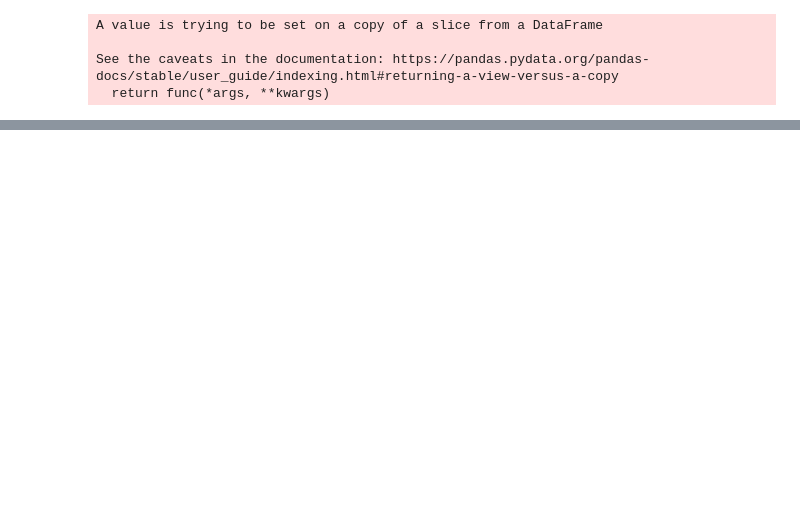
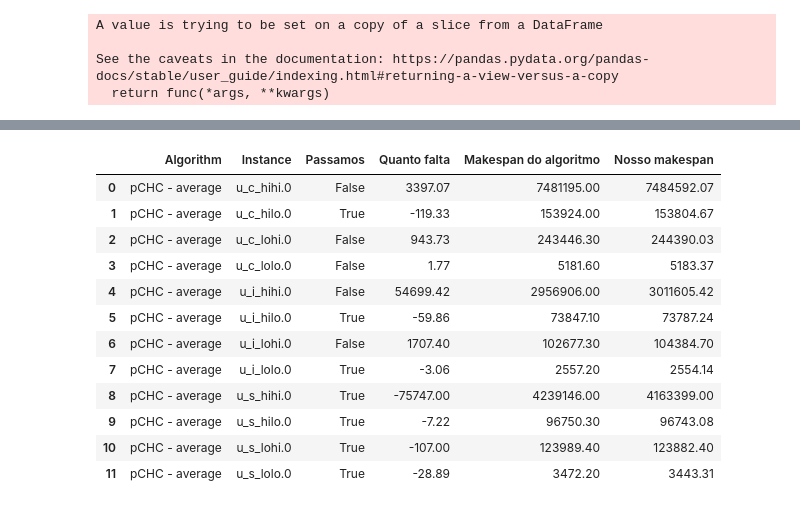
Before and after one commit to marlonrochaeng/pesquisaMestrado, a Jupyter notebook: resultados/Analise.ipynb, the cells around one changed output, grey strips where cells are left out. Saved outputs shown, nothing was run; the diff lists cells and outputs as text; code cells hidden in the pictures; blank space fills up the shorter version.

```diff
--- a/resultados/Analise.ipynb
+++ b/resultados/Analise.ipynb
@@ -90,0 +151,26 @@ df_ags
+# %%
+df_to_compare = pd.DataFrame(columns=['Algorithm', 'Instance', 'Passamos', 'Quanto falta','Makespan do algoritmo', 'Nosso makespan'])
+df_to_compare['Instance'] = ['u_c_hihi.0', 'u_c_hilo.0', 'u_c_lohi.0', 'u_c_lolo.0','u_i_hihi.0','u_i_hilo.0',
+    'u_i_lohi.0','u_i_lolo.0','u_s_hihi.0', 'u_s_hilo.0', 'u_s_lohi.0', 'u_s_lolo.0']
+df_to_compare['Algorithm'] = 'pCHC - average'
+df_to_compare['Nosso makespan'] = list(df_a_correto_vs.drop_duplicates(subset=['makespan'])['makespan'])
+df_to_compare['Makespan do algoritmo'] = [7481195,153924,243446.3,5181.6, 2956906,73847.1,102677.3,2557.2,4239146,96750.3,123989.4,3472.2]
+df_to_compare.loc[df_to_compare['Makespan do algoritmo'] > df_to_compare['Nosso makespan'], 'Passamos'] = 'True'
+df_to_compare.loc[df_to_compare['Makespan do algoritmo'] < df_to_compare['Nosso makespan'], 'Passamos'] = 'False'
+df_to_compare['Quanto falta'] =  df_to_compare['Nosso makespan'] - df_to_compare['Makespan do algoritmo']
+# %%
+df_to_compare
+# %% [output]
+|  | Algorithm | Instance | Passamos | Quanto falta | Makespan do algoritmo | Nosso makespan |
+| 0 | pCHC - average | u_c_hihi.0 | False | 3397.07 | 7481195.00 | 7484592.07 |
+| 1 | pCHC - average | u_c_hilo.0 | True | -119.33 | 153924.00 | 153804.67 |
+| 2 | pCHC - average | u_c_lohi.0 | False | 943.73 | 243446.30 | 244390.03 |
+| 3 | pCHC - average | u_c_lolo.0 | False | 1.77 | 5181.60 | 5183.37 |
+| 4 | pCHC - average | u_i_hihi.0 | False | 54699.42 | 2956906.00 | 3011605.42 |
+| 5 | pCHC - average | u_i_hilo.0 | True | -59.86 | 73847.10 | 73787.24 |
+| 6 | pCHC - average | u_i_lohi.0 | False | 1707.40 | 102677.30 | 104384.70 |
+| 7 | pCHC - average | u_i_lolo.0 | True | -3.06 | 2557.20 | 2554.14 |
+| 8 | pCHC - average | u_s_hihi.0 | True | -75747.00 | 4239146.00 | 4163399.00 |
+| 9 | pCHC - average | u_s_hilo.0 | True | -7.22 | 96750.30 | 96743.08 |
+| 10 | pCHC - average | u_s_lohi.0 | True | -107.00 | 123989.40 | 123882.40 |
+| 11 | pCHC - average | u_s_lolo.0 | True | -28.89 | 3472.20 | 3443.31 |
```
Also changed, not shown: parts of 8 cells of this notebook, 8 other files.
